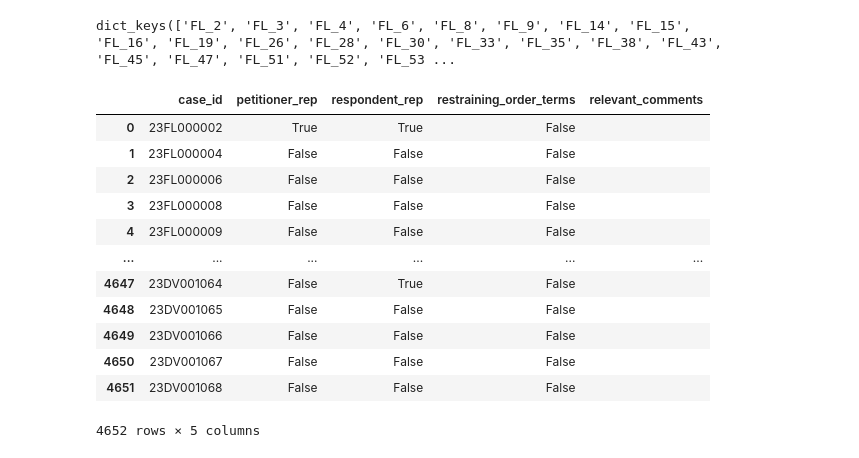
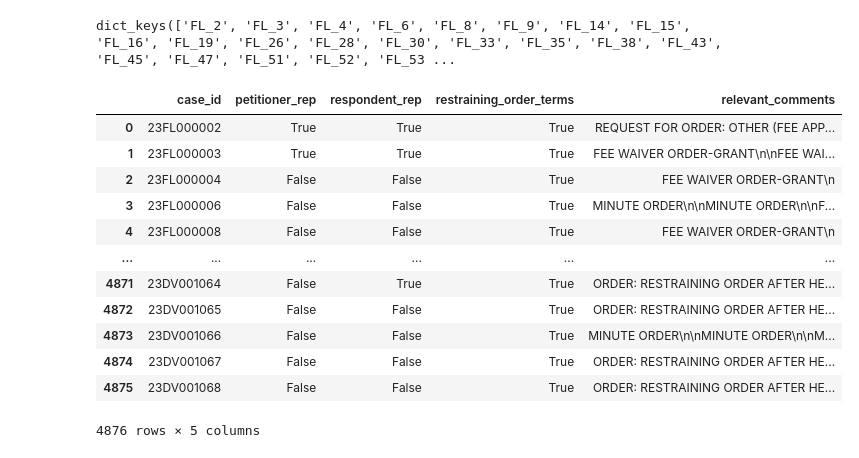
Before and after one commit to amanguptaBay/Elevate-Community-Center-Domestic-Violence-Data-Retrieval, a Jupyter notebook: processing.ipynb, the cells around one changed output. Drawn from its saved outputs; the diff is of its cells as text; code cells hidden in the pictures.

Commit message:
Included type in header

```diff
--- a/processing.ipynb
+++ b/processing.ipynb
@@ -41,54 +41,56 @@ for idx,case in enumerate(data):
     petitioners = []
     respondents = []
     for party in case_object["event"]["data"]["caseParties"]:
         if party["type"] == "Petitioner":
             petitioners.append(party)
         if party["type"] == "Respondent":
             respondents.append(party)
     petitioners.sort(key=lambda x: len(x["fullName"]), reverse=True)
     respondents.sort(key=lambda x: len(x["fullName"]), reverse=True)
-    if len(petitioners) == 0 or len(respondents) == 0:
-        continue
-    petitioner_full_name = petitioners[0]["fullName"]
-    respondent_full_name = respondents[0]["fullName"]
-    attornies = {}
-    for attorney in case_object["event"]["data"]['caseAttornies']:
-        representing = attorney["representing"]
-        attornies[representing] = attorney
+    if not (len(petitioners) == 0 or len(respondents) == 0):
+        petitioner_full_name = petitioners[0]["fullName"]
+        respondent_full_name = respondents[0]["fullName"]
+        attornies = {}
+        for attorney in case_object["event"]["data"]['caseAttornies']:
+            representing = attorney["representing"]
+            attornies[representing] = attorney
     ro_occured = False
     relevant_comments = []
     for event in case_object["event"]["data"]["caseEvents"]:
-        comm = event["comment"]
-        comm = comm if comm is not None else ""
+        comm = event["comment"] if event["comment"] is not None else ""
         comm = comm.upper()
+        event_type = event["type"] if event["type"] is not None else ""
+        event_type = event_type.upper()
         occurences = [count_occurences(comm, term.upper()) for term in restraining_order_terms]
+        occurences = occurences + [count_occurences(event_type, term.upper()) for term in restraining_order_terms]
         if not ro_occured and sum(occurences) != 0:
             ro_occured = True
         if sum(occurences) != 0:
+            relevant_comments.append(event_type)
             relevant_comments.append(comm)
     respondent_attorney = respondent_full_name in attornies
     petitioner_attorney = petitioner_full_name in attornies
 
     #Post Processing
     relevant_comments = "\n".join(relevant_comments)
 
 
     processed.append(make_entry(case_id,petitioner_attorney,respondent_attorney,ro_occured,relevant_comments))
 dataframe = pd.DataFrame(processed)
 dataframe
 # %% [output]
 |  | case_id | petitioner_rep | respondent_rep | restraining_order_terms | relevant_comments |
-| 0 | 23FL000002 | True | True | False |  |
-| 1 | 23FL000004 | False | False | False |  |
-| 2 | 23FL000006 | False | False | False |  |
-| 3 | 23FL000008 | False | False | False |  |
-| 4 | 23FL000009 | False | False | False |  |
+| 0 | 23FL000002 | True | True | True | REQUEST FOR ORDER: OTHER (FEE APP... |
+| 1 | 23FL000003 | True | True | True | FEE WAIVER ORDER-GRANT\n\nFEE WAI... |
+| 2 | 23FL000004 | False | False | True | FEE WAIVER ORDER-GRANT\n |
+| 3 | 23FL000006 | False | False | True | MINUTE ORDER\n\nMINUTE ORDER\n\nF... |
+| 4 | 23FL000008 | False | False | True | FEE WAIVER ORDER-GRANT\n |
 | ... | ... | ... | ... | ... | ... |
-| 4647 | 23DV001064 | False | True | False |  |
-| 4648 | 23DV001065 | False | False | False |  |
-| 4649 | 23DV001066 | False | False | False |  |
-| 4650 | 23DV001067 | False | False | False |  |
-| 4651 | 23DV001068 | False | False | False |  |
+| 4871 | 23DV001064 | False | True | True | ORDER: RESTRAINING ORDER AFTER HE... |
+| 4872 | 23DV001065 | False | False | True | ORDER: RESTRAINING ORDER AFTER HE... |
+| 4873 | 23DV001066 | False | False | True | MINUTE ORDER\n\nMINUTE ORDER\n\nM... |
+| 4874 | 23DV001067 | False | False | True | ORDER: RESTRAINING ORDER AFTER HE... |
+| 4875 | 23DV001068 | False | False | True | ORDER: RESTRAINING ORDER AFTER HE... |
-4652 rows × 5 columns
+4876 rows × 5 columns
 # %%
 dataframe.to_csv("processed.csv")
```
Also changed, not shown: 1 other file.
